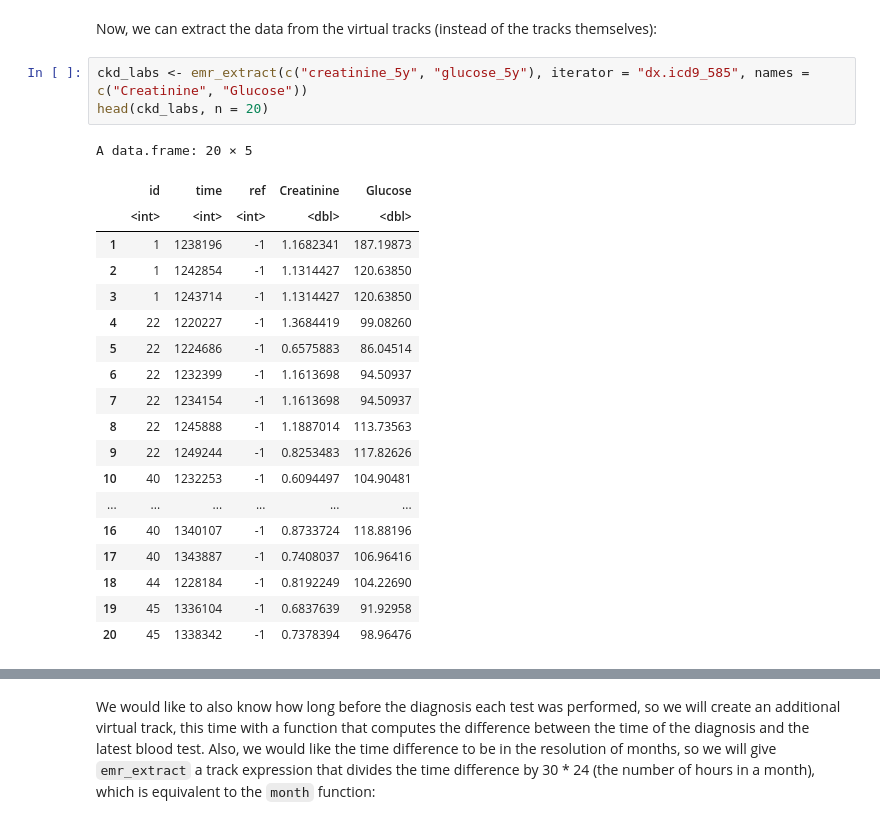
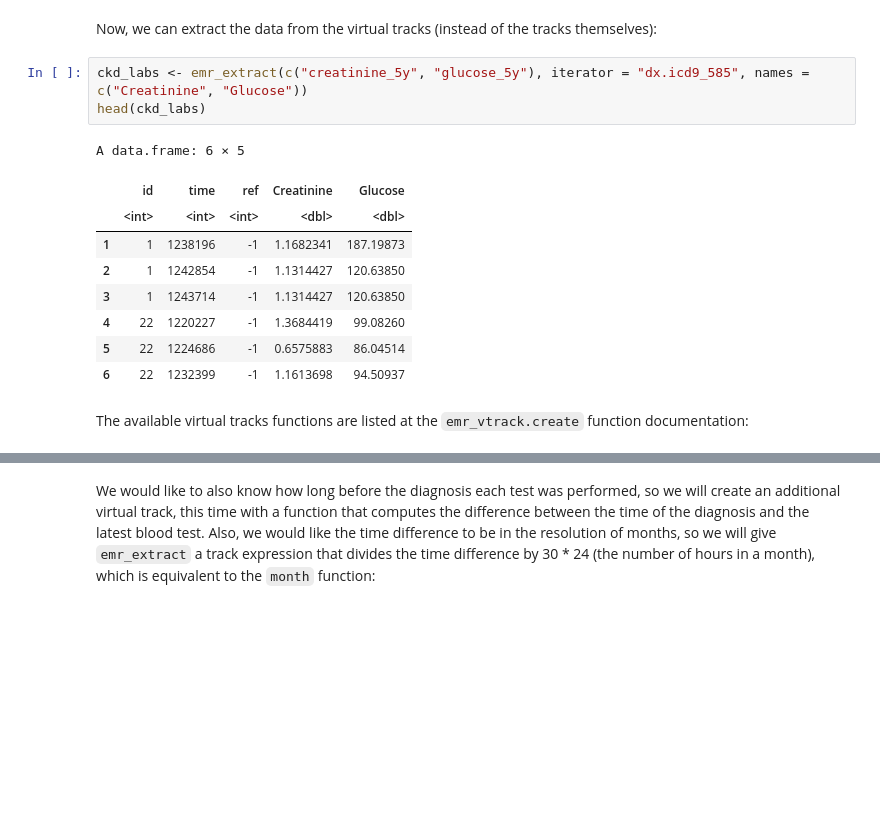
Before and after one commit to tanaylab/IIAS2023, a Jupyter notebook: naryn.ipynb, the cells around one changed output, grey strips where cells are left out. Drawn from its saved outputs; the diff is of its cells as text; blank space fills up the shorter version.

```diff
--- a/naryn.ipynb
+++ b/naryn.ipynb
@@ -214,24 +219,16 @@ emr_vtrack.create("glucose_5y", "lab.GLUCOSE.BLOOD", time.shift = c(-years(5), 0
 Now, we can extract the data from the virtual tracks (instead of the tracks themselves):
 # %%
 ckd_labs <- emr_extract(c("creatinine_5y", "glucose_5y"), iterator = "dx.icd9_585", names = c("Creatinine", "Glucose"))
-head(ckd_labs, n = 20)
+head(ckd_labs)
 # %% [output]
-A data.frame: 20 × 5
+A data.frame: 6 × 5
 |  | id | time | ref | Creatinine | Glucose |
 |  | <int> | <int> | <int> | <dbl> | <dbl> |
 | 1 | 1 | 1238196 | -1 | 1.1682341 | 187.19873 |
 | 2 | 1 | 1242854 | -1 | 1.1314427 | 120.63850 |
 | 3 | 1 | 1243714 | -1 | 1.1314427 | 120.63850 |
 | 4 | 22 | 1220227 | -1 | 1.3684419 | 99.08260 |
 | 5 | 22 | 1224686 | -1 | 0.6575883 | 86.04514 |
 | 6 | 22 | 1232399 | -1 | 1.1613698 | 94.50937 |
-| 7 | 22 | 1234154 | -1 | 1.1613698 | 94.50937 |
-| 8 | 22 | 1245888 | -1 | 1.1887014 | 113.73563 |
-| 9 | 22 | 1249244 | -1 | 0.8253483 | 117.82626 |
-| 10 | 40 | 1232253 | -1 | 0.6094497 | 104.90481 |
-| ... | ... | ... | ... | ... | ... |
-| 16 | 40 | 1340107 | -1 | 0.8733724 | 118.88196 |
-| 17 | 40 | 1343887 | -1 | 0.7408037 | 106.96416 |
-| 18 | 44 | 1228184 | -1 | 0.8192249 | 104.22690 |
-| 19 | 45 | 1336104 | -1 | 0.6837639 | 91.92958 |
-| 20 | 45 | 1338342 | -1 | 0.7378394 | 98.96476 |
+# %% [markdown]
+The available virtual tracks functions are listed at the `emr_vtrack.create` function documentation:
```
Also changed, not shown: parts of 26 cells of this notebook, 2 other files.
